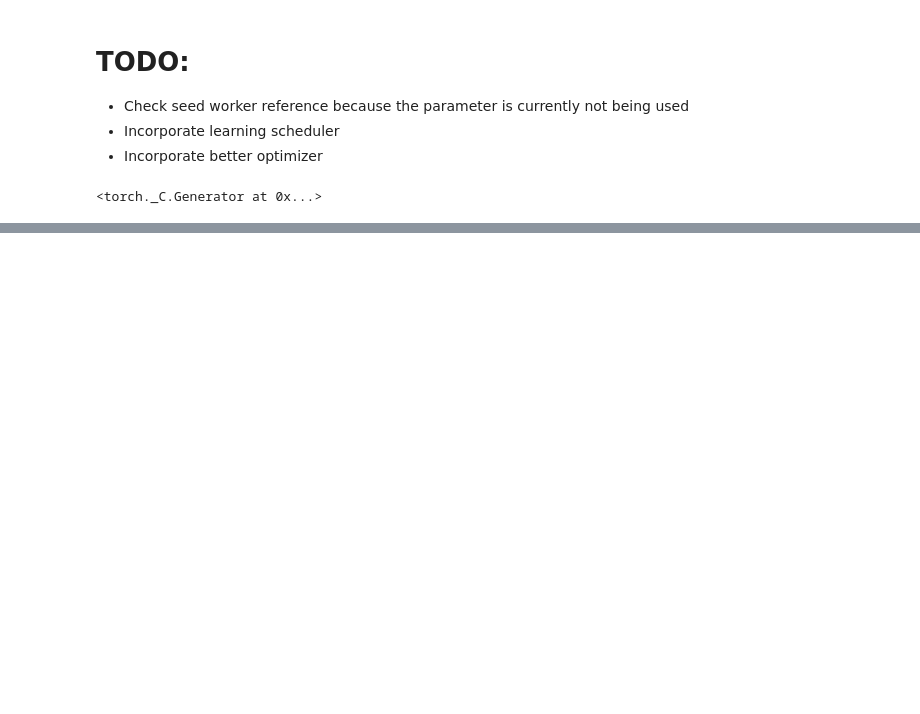
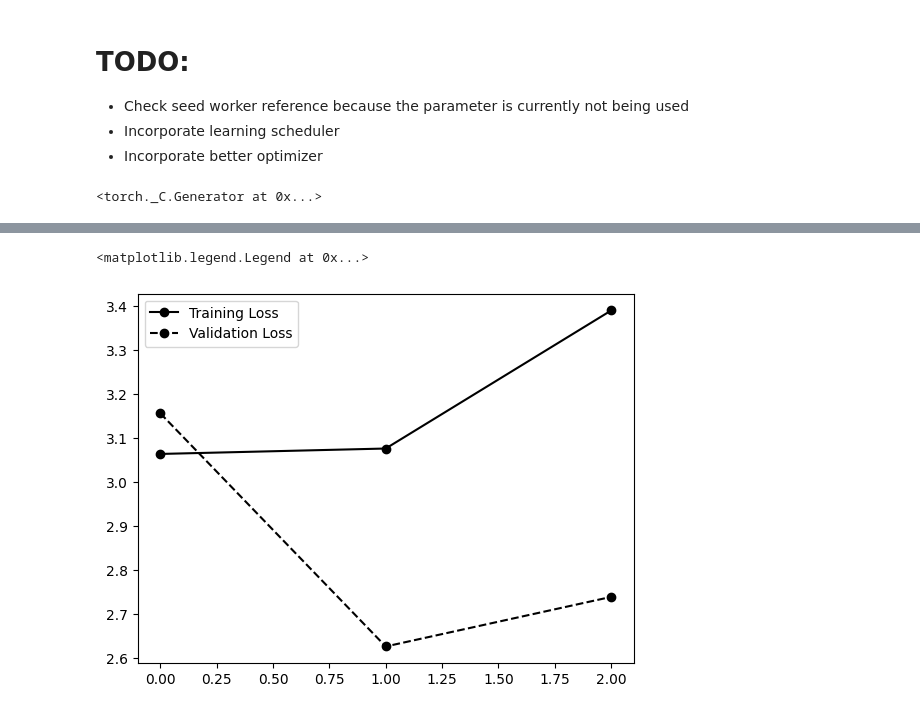
Before and after one commit to gerardoRO/neuromatch_mental_health, a Jupyter notebook: Initial_Model_Exploration.ipynb, the cells around one changed output, grey strips where cells are left out. Drawn from its saved outputs; the diff is of its cells as text; code cells hidden in the pictures; blank space fills up the shorter version.

Commit message:
Functioning training_loop with formatting for epoch output and limited batch loading

```diff
--- a/Initial_Model_Exploration.ipynb
+++ b/Initial_Model_Exploration.ipynb
@@ -109,7 +109,7 @@ train_dataset, test_dataset = custom_train_test_split(df)
 #Define Hyperparameters
 batch_size = 1
 lr = 0.01
-epochs = 100
+epochs = 3
 # %%
 test_loader = DataLoader(test_dataset,batch_size = batch_size , shuffle = False, num_workers = 0, worker_init_fn = seed_worker, generator = g_seed)
 train_loader = DataLoader(train_dataset,batch_size = batch_size , drop_last = True, shuffle = True, worker_init_fn = seed_worker, generator = g_seed)
@@ -185,5 +200,8 @@ def train_loop(model,optimizer,train_dataset,test_dataset,epochs,device,report_e
 # %%
-train_loss,eval_loss = train_loop(this_model,this_optim,train_loader,test_loader,epochs = epochs,report_every_n_batches= (epochs // 10) +1 )
+train_loss,eval_loss = train_loop(this_model,this_optim,train_loader,test_loader,epochs = epochs,report_every_n_batches=  1 , device = 'cpu',max_batch = 3)
 
-plt.plot(range(epochs),train_loss,color = 'red',marker = 'o',label = 'Training Loss')
-plt.plot(range(epochs),train_loss,color = 'blue',marker = 'o',label = 'Validation Loss')
+
+plt.plot(range(epochs),train_loss,color = 'black',linestyle = 'solid',marker = 'o',label = 'Training Loss')
+plt.plot(range(epochs),eval_loss,color = 'black',linestyle = 'dashed',marker = 'o',label = 'Validation Loss')
+plt.legend()
+# %% [output]
@@ -189,0 +225,2 @@ plt.plot(range(epochs),train_loss,color = 'blue',marker = 'o',label = 'Validatio
+<matplotlib.legend.Legend at 0x...>
+[figure, added]
```
Also changed, not shown: parts of 2 cells of this notebook.
